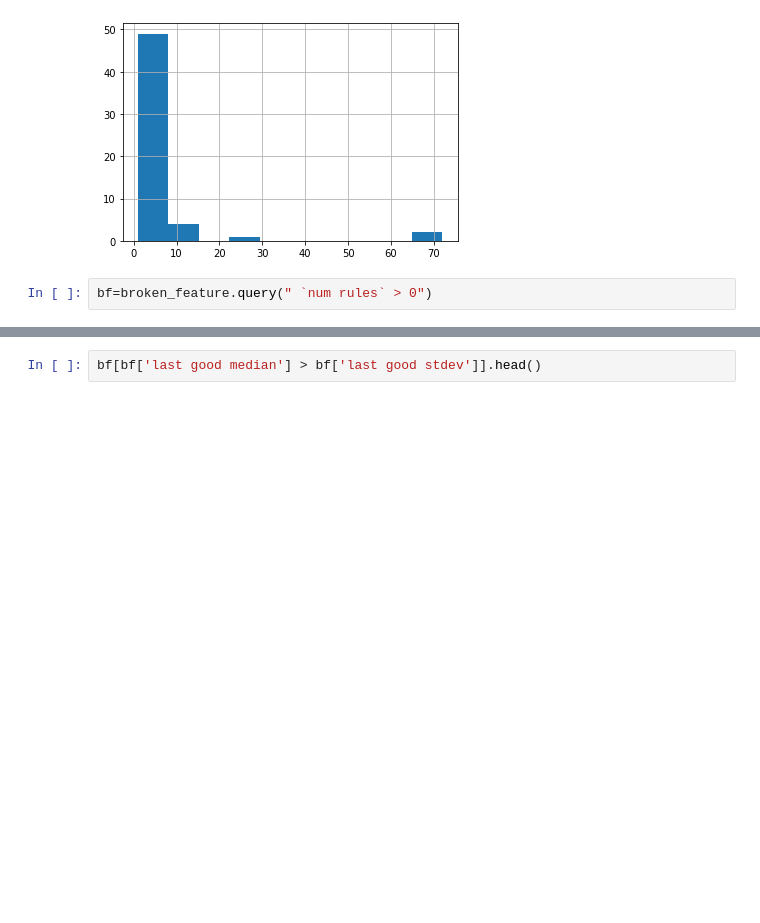
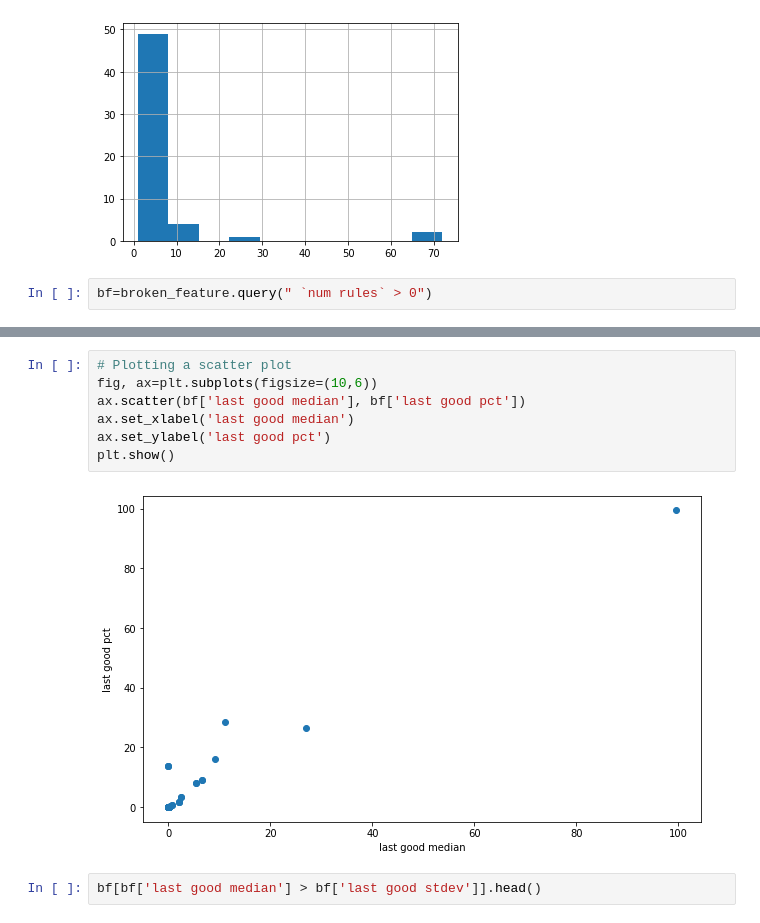
Before and after one commit to zhujune01/PythonCode, a Jupyter notebook: DataExploratory.ipynb, the cells around one changed output, grey strips where cells are left out. Saved outputs shown, nothing was run; the diff lists cells and outputs as text; blank space fills up the shorter version.

```diff
--- a/DataExploratory.ipynb
+++ b/DataExploratory.ipynb
@@ -112,3 +170,12 @@ bf=broken_feature.query(" `num rules` > 0")
+# %%
+# Plotting a scatter plot
+fig, ax=plt.subplots(figsize=(10,6))
+ax.scatter(bf['last good median'], bf['last good pct'])
+ax.set_xlabel('last good median')
+ax.set_ylabel('last good pct')
+plt.show()
+# %% [output]
+[figure, added]
 # %%
 bf[bf['last good median'] > bf['last good stdev']].head()
 # %% [output]
```
Also changed, not shown: parts of 5 cells of this notebook.
